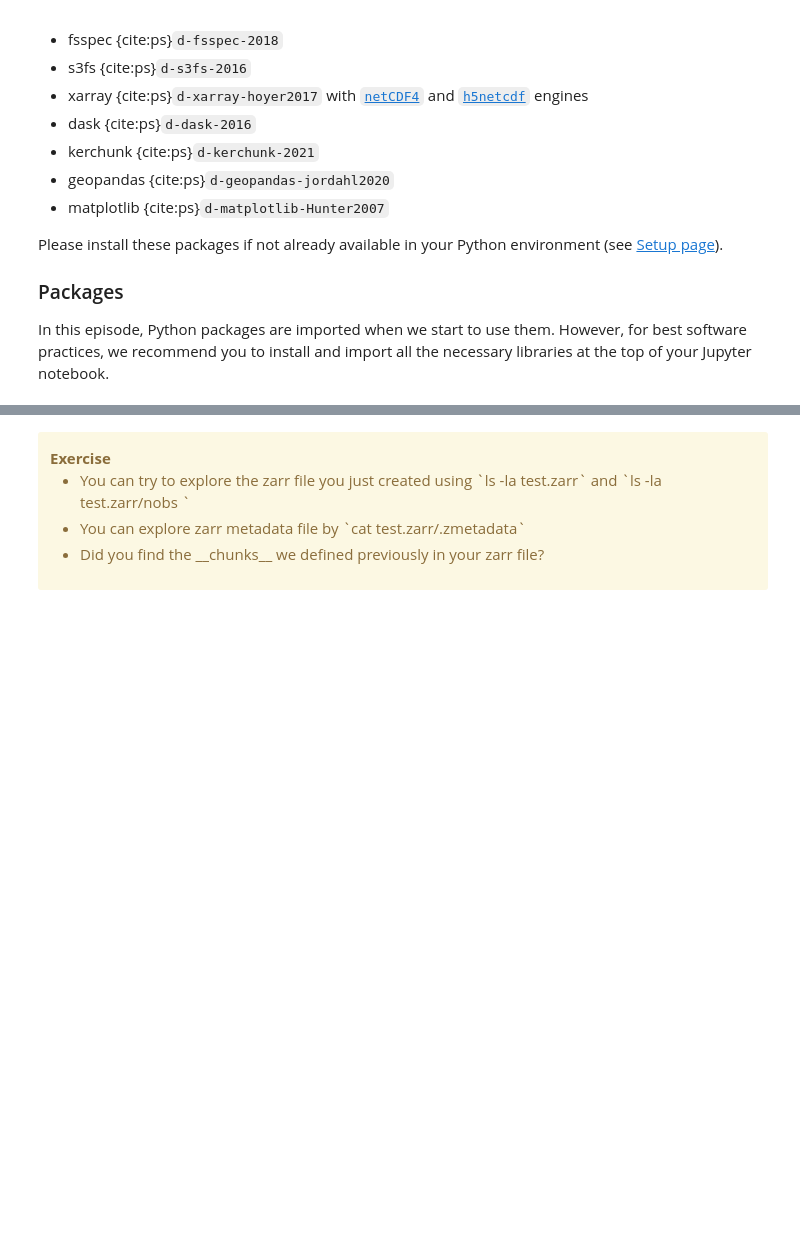
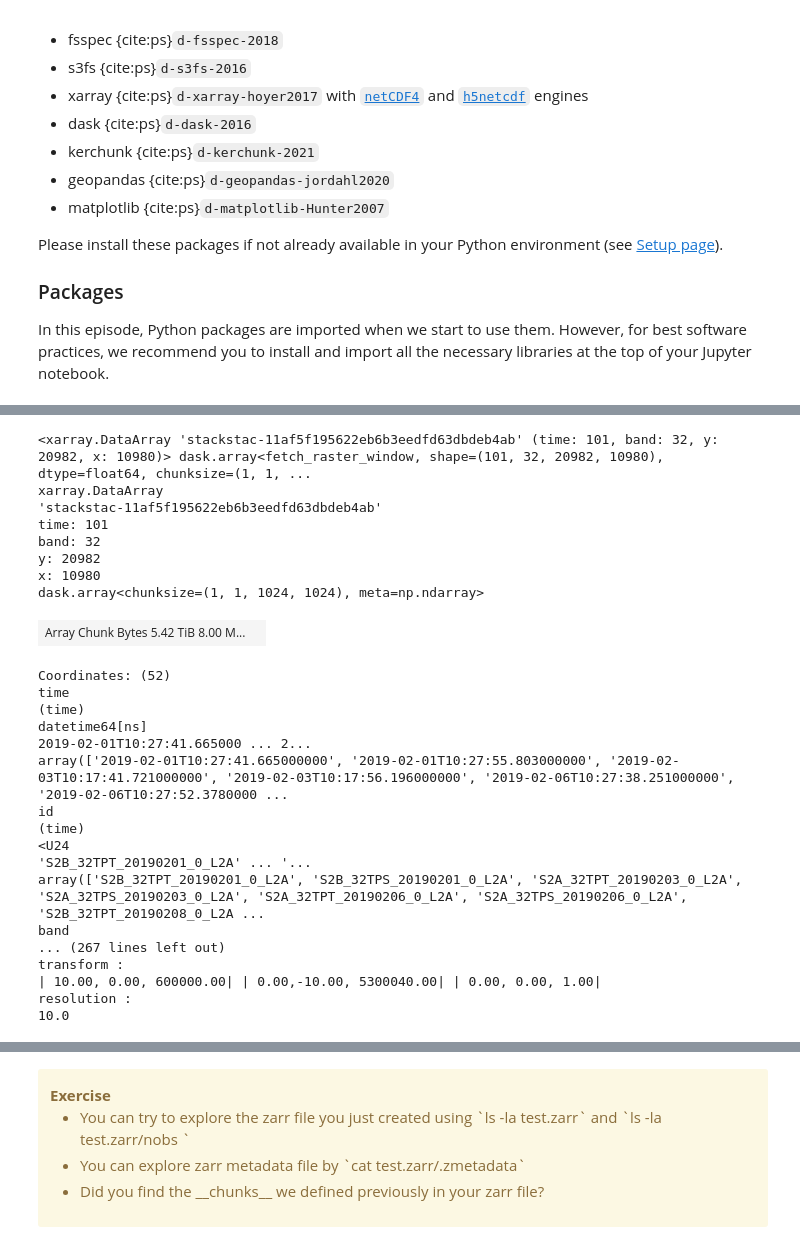
Before and after one commit to pangeo-data/pangeo-openeo-BiDS-2023, a Jupyter notebook: tutorial/part3/chunking_introduction.ipynb, the cells around one changed output, grey strips where cells are left out. Drawn from its saved outputs; the diff is of its cells as text; code cells hidden in the pictures; blank space fills up the shorter version.

```diff
--- a/tutorial/part3/chunking_introduction.ipynb
+++ b/tutorial/part3/chunking_introduction.ipynb
@@ -94,0 +74,12 @@ Using `open_mfdataset` automatically switch from Numpy Arrays to Dask Arrays as
+# %%
+%%time
+aoi = gpd.read_file('data/catchment_outline.geojson', crs="EPGS:4326")
+aoi_geojson = mapping(aoi.iloc[0].geometry)
+URL = "https://earth-search.aws.element84.com/v1"
+catalog = pystac_client.Client.open(URL)
+items = catalog.search(
+    intersects=aoi_geojson,
+    collections=["sentinel-2-l2a"],
+    datetime="2019-02-01/2019-06-10"
+).item_collection()
+sentinel2_l2a = stackstac.stack(items)
@@ -95,3 +89,32 @@ Using `open_mfdataset` automatically switch from Numpy Arrays to Dask Arrays as
+# %%
+sentinel2_l2a
+# %% [output]
+<xarray.DataArray 'stackstac-11af5f195622eb6b3eedfd63dbdeb4ab' (time: 101, band: 32, y: 20982, x: 10980)> dask.array<fetch_raster_window, shape=(101, 32, 20982, 10980), dtype=float64, chunksize=(1, 1, ...
+xarray.DataArray
+'stackstac-11af5f195622eb6b3eedfd63dbdeb4ab'
+time: 101
+band: 32
+y: 20982
+x: 10980
+dask.array<chunksize=(1, 1, 1024, 1024), meta=np.ndarray>
+| Array Chunk Bytes 5.42 TiB 8.00 M... |  |
+Coordinates: (52)
+time
+(time)
+datetime64[ns]
+2019-02-01T10:27:41.665000 ... 2...
+array(['2019-02-01T10:27:41.665000000', '2019-02-01T10:27:55.803000000', '2019-02-03T10:17:41.721000000', '2019-02-03T10:17:56.196000000', '2019-02-06T10:27:38.251000000', '2019-02-06T10:27:52.3780000 ...
+id
+(time)
+<U24
+'S2B_32TPT_20190201_0_L2A' ... '...
+array(['S2B_32TPT_20190201_0_L2A', 'S2B_32TPS_20190201_0_L2A', 'S2A_32TPT_20190203_0_L2A', 'S2A_32TPS_20190203_0_L2A', 'S2A_32TPT_20190206_0_L2A', 'S2A_32TPS_20190206_0_L2A', 'S2B_32TPT_20190208_0_L2A ...
+band
+... (267 lines left out)
+transform :
+| 10.00, 0.00, 600000.00| | 0.00,-10.00, 5300040.00| | 0.00, 0.00, 1.00|
+resolution :
+10.0
 # %% [markdown]
 ## What is a __chunk__
 
```
Also changed, not shown: parts of 43 cells of this notebook.
